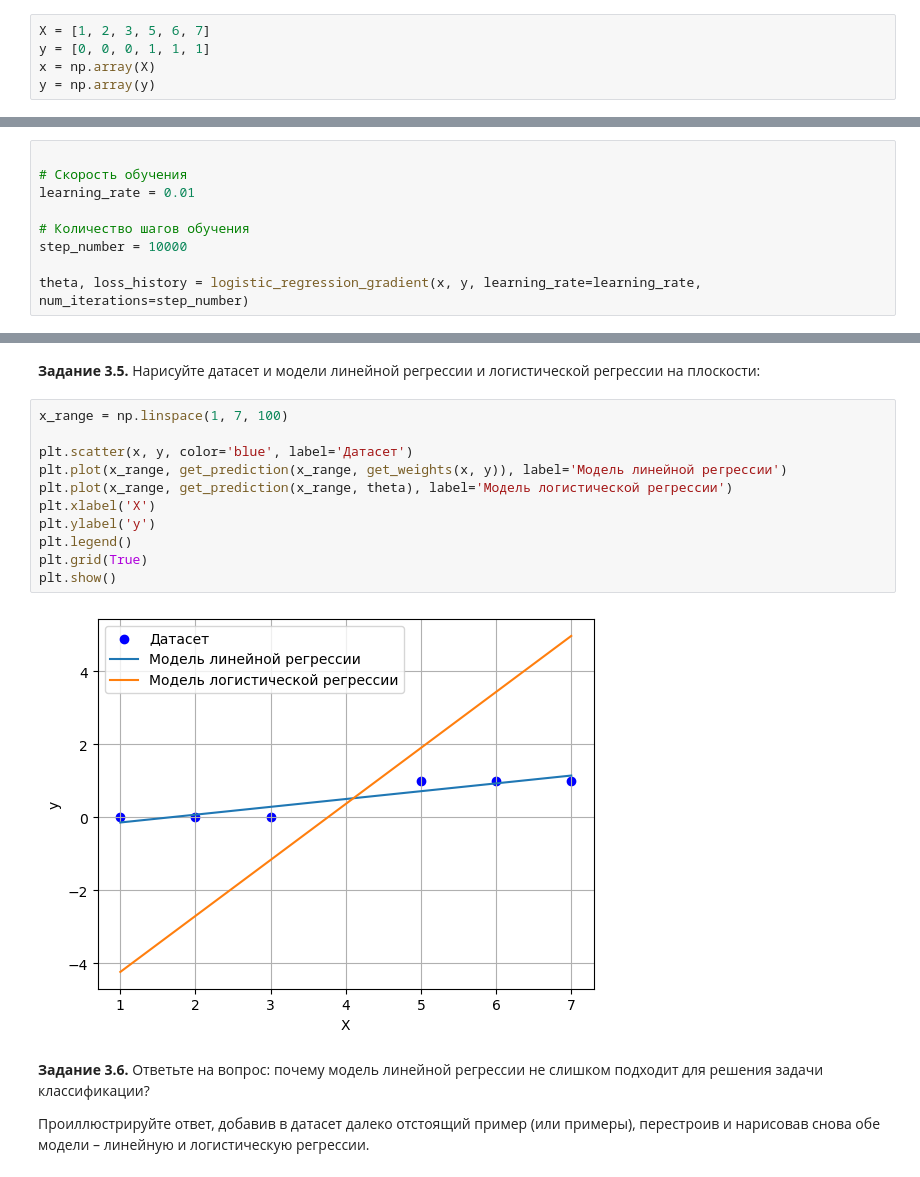
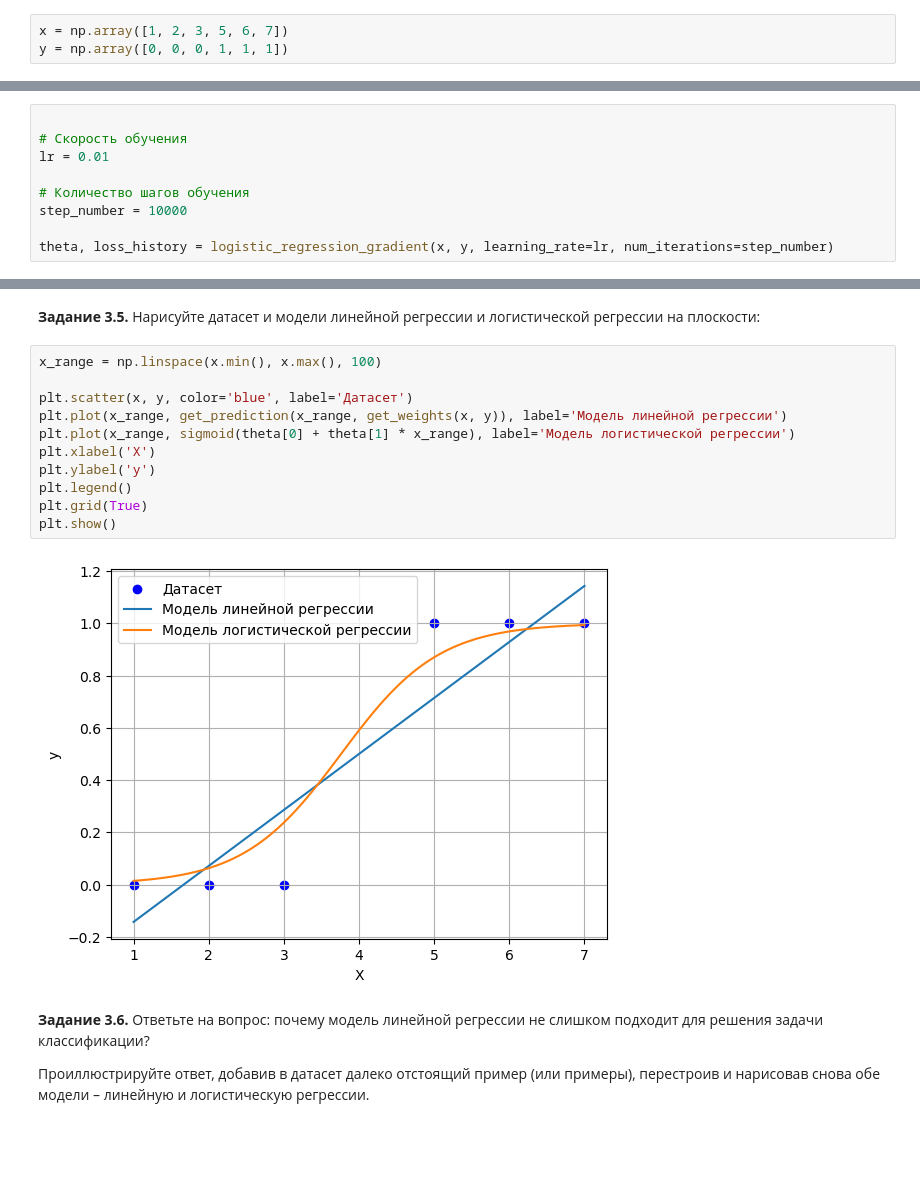
Before and after one commit to giezz/ml-module-2, a Jupyter notebook: lab5/ml_lab5.ipynb, the cells around one changed output, grey strips where cells are left out. Cells and saved outputs as stored; diff of their text form; blank space fills up the shorter version.

```diff
--- a/lab5/ml_lab5.ipynb
+++ b/lab5/ml_lab5.ipynb
@@ -12,10 +12,8 @@
 import numpy as np
 import matplotlib.pyplot as plt
 # %%
-X = [1, 2, 3, 5, 6, 7]
-y = [0, 0, 0, 1, 1, 1]
-x = np.array(X)
-y = np.array(y)
+x = np.array([1, 2, 3, 5, 6, 7])
+y = np.array([0, 0, 0, 1, 1, 1])
 # %%
 def get_weights(X, y):
     X = X.reshape(-1, 1)
@@ -119,12 +115,12 @@ def logistic_regression_gradient(x, y, learning_rate=0.1, num_iterations=1000):
 # %%
 
 # Скорость обучения
-learning_rate = 0.01
+lr = 0.01
 
 # Количество шагов обучения
 step_number = 10000
 
-theta, loss_history = logistic_regression_gradient(x, y, learning_rate=learning_rate, num_iterations=step_number)
+theta, loss_history = logistic_regression_gradient(x, y, learning_rate=lr, num_iterations=step_number)
 # %%
 print(f"веса модели {theta}")
 # %% [output]
@@ -141,18 +137,18 @@ plt.show()
 # %% [markdown]
 **Задание 3.5.** Нарисуйте датасет и модели линейной регрессии и логистической регрессии на плоскости:
 # %%
-x_range = np.linspace(1, 7, 100)
+x_range = np.linspace(x.min(), x.max(), 100)
 
 plt.scatter(x, y, color='blue', label='Датасет')
 plt.plot(x_range, get_prediction(x_range, get_weights(x, y)), label='Модель линейной регрессии')
-plt.plot(x_range, get_prediction(x_range, theta), label='Модель логистической регрессии')
+plt.plot(x_range, sigmoid(theta[0] + theta[1] * x_range), label='Модель логистической регрессии')
 plt.xlabel('X')
 plt.ylabel('y')
 plt.legend()
 plt.grid(True)
 plt.show()
 # %% [output]
-[figure, old version]
+[figure, new version]
 # %% [markdown]
 **Задание 3.6.** Ответьте на вопрос: почему модель линейной регрессии не слишком подходит для решения задачи классификации?
 
```
Also changed, not shown: parts of 10 cells of this notebook.
